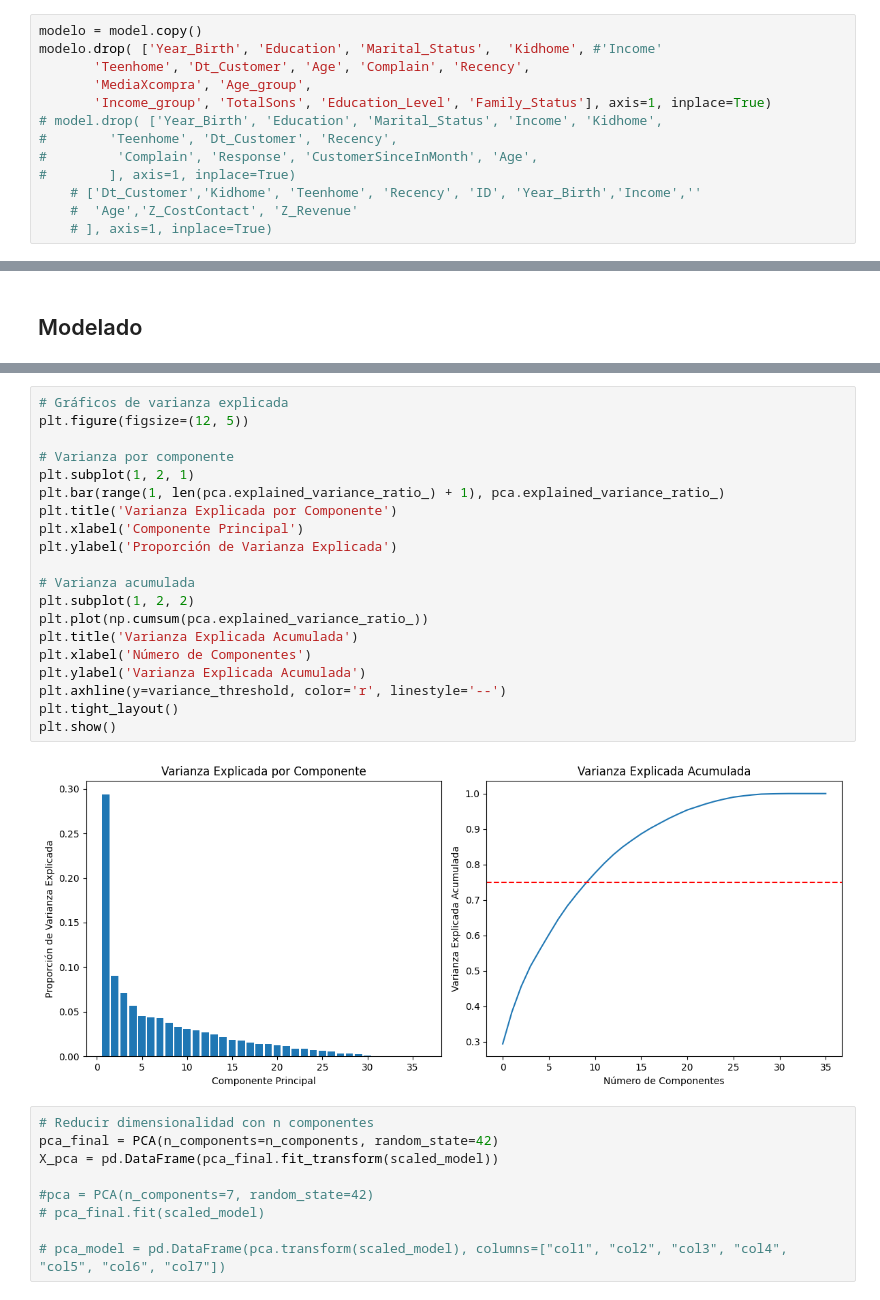
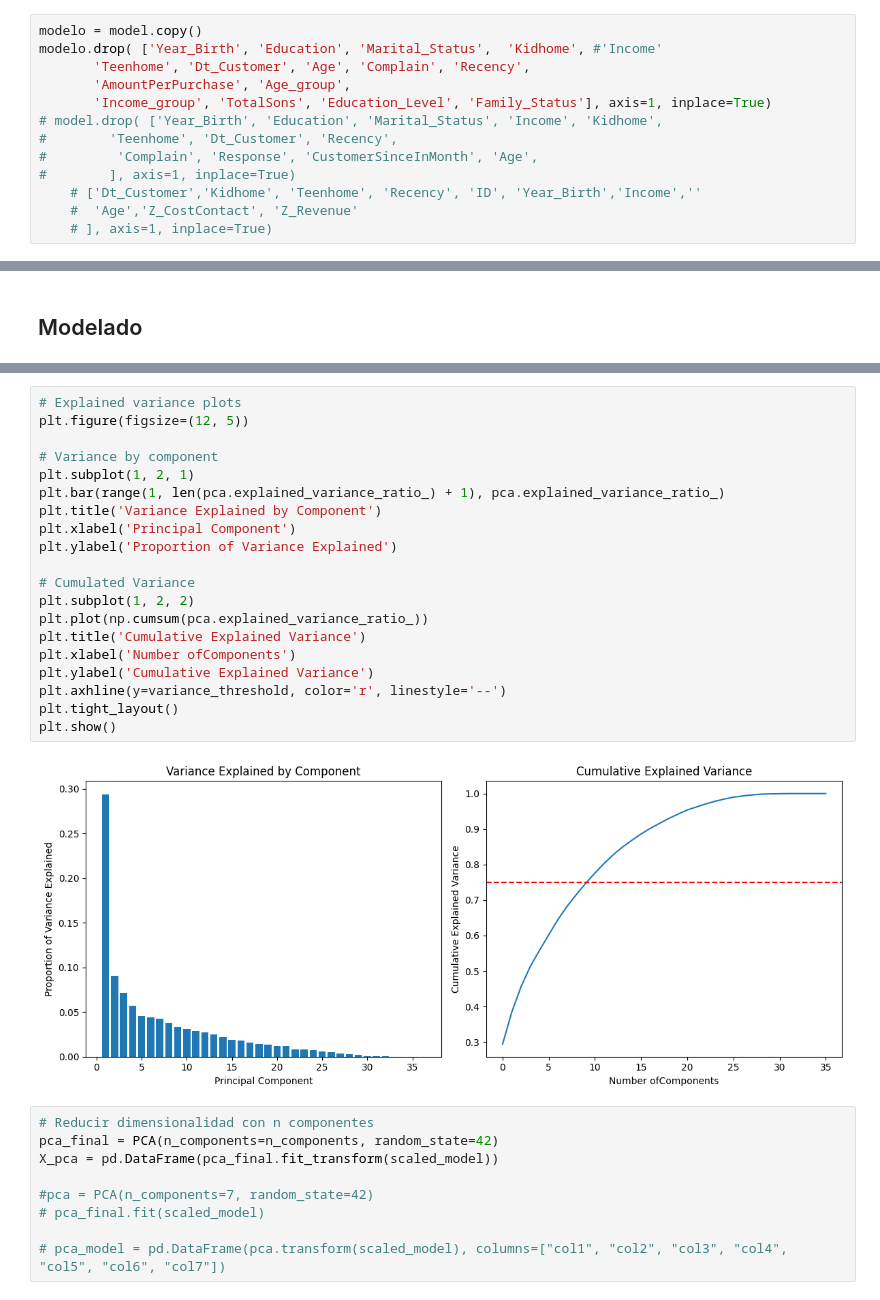
Before and after one commit to ChiaraTot/ML_Marketing-Campaign, a Jupyter notebook: src/results_notebook/Modelado.ipynb, the cells around one changed output, grey strips where cells are left out. Cells and saved outputs as stored; diff of their text form.

```diff
--- a/src/results_notebook/Modelado.ipynb
+++ b/src/results_notebook/Modelado.ipynb
@@ -288,7 +276,7 @@ Index(['Year_Birth', 'Education', 'Marital_Status', 'Income', 'Kidhome',
 modelo = model.copy()
 modelo.drop( ['Year_Birth', 'Education', 'Marital_Status',  'Kidhome', #'Income'
        'Teenhome', 'Dt_Customer', 'Age', 'Complain', 'Recency',
-       'MediaXcompra', 'Age_group',
+       'AmountPerPurchase', 'Age_group',
        'Income_group', 'TotalSons', 'Education_Level', 'Family_Status'], axis=1, inplace=True)
 # model.drop( ['Year_Birth', 'Education', 'Marital_Status', 'Income', 'Kidhome',
 #        'Teenhome', 'Dt_Customer', 'Recency',
@@ -364,27 +354,27 @@ print(f"Número de componentes para explicar {variance_threshold*100}% de varian
 # %% [output]
 Número de componentes para explicar 75.0% de varianza: 11
 # %%
-# Gráficos de varianza explicada
+# Explained variance plots
 plt.figure(figsize=(12, 5))
 
-# Varianza por componente
+# Variance by component
 plt.subplot(1, 2, 1)
 plt.bar(range(1, len(pca.explained_variance_ratio_) + 1), pca.explained_variance_ratio_)
-plt.title('Varianza Explicada por Componente')
-plt.xlabel('Componente Principal')
-plt.ylabel('Proporción de Varianza Explicada')
+plt.title('Variance Explained by Component')
+plt.xlabel('Principal Component')
+plt.ylabel('Proportion of Variance Explained')
 
-# Varianza acumulada
+# Cumulated Variance
 plt.subplot(1, 2, 2)
 plt.plot(np.cumsum(pca.explained_variance_ratio_))
-plt.title('Varianza Explicada Acumulada')
-plt.xlabel('Número de Componentes')
-plt.ylabel('Varianza Explicada Acumulada')
+plt.title('Cumulative Explained Variance')
+plt.xlabel('Number ofComponents')
+plt.ylabel('Cumulative Explained Variance')
 plt.axhline(y=variance_threshold, color='r', linestyle='--')
 plt.tight_layout()
 plt.show()
 # %% [output]
-[figure, old version]
+[figure, new version]
 # %%
 # Reducir dimensionalidad con n componentes
 pca_final = PCA(n_components=n_components, random_state=42)
```
Also changed, not shown: parts of 69 cells of this notebook, 2 other files.
